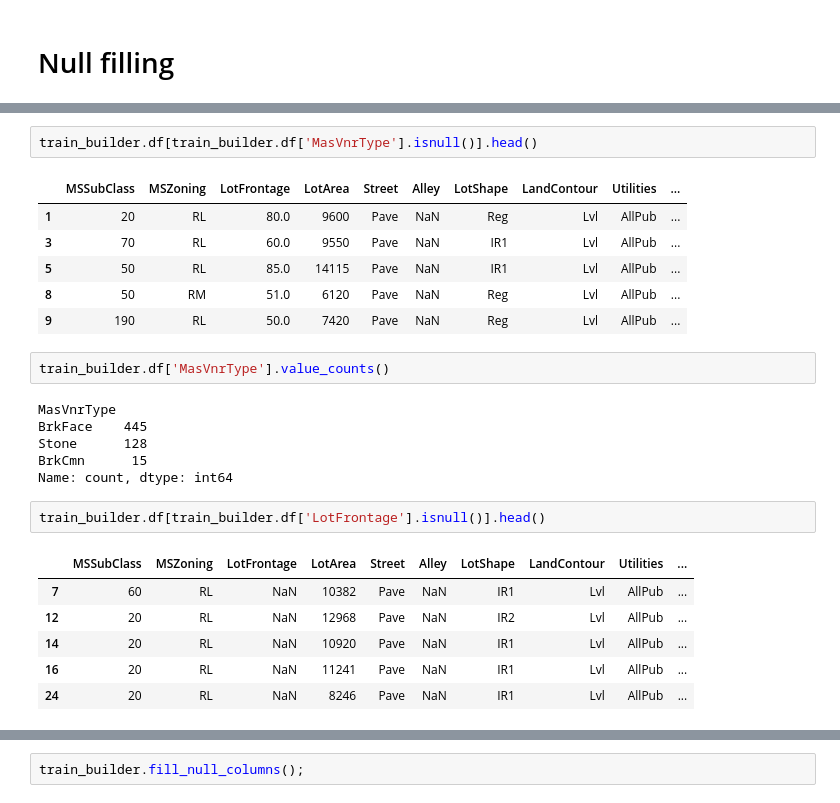
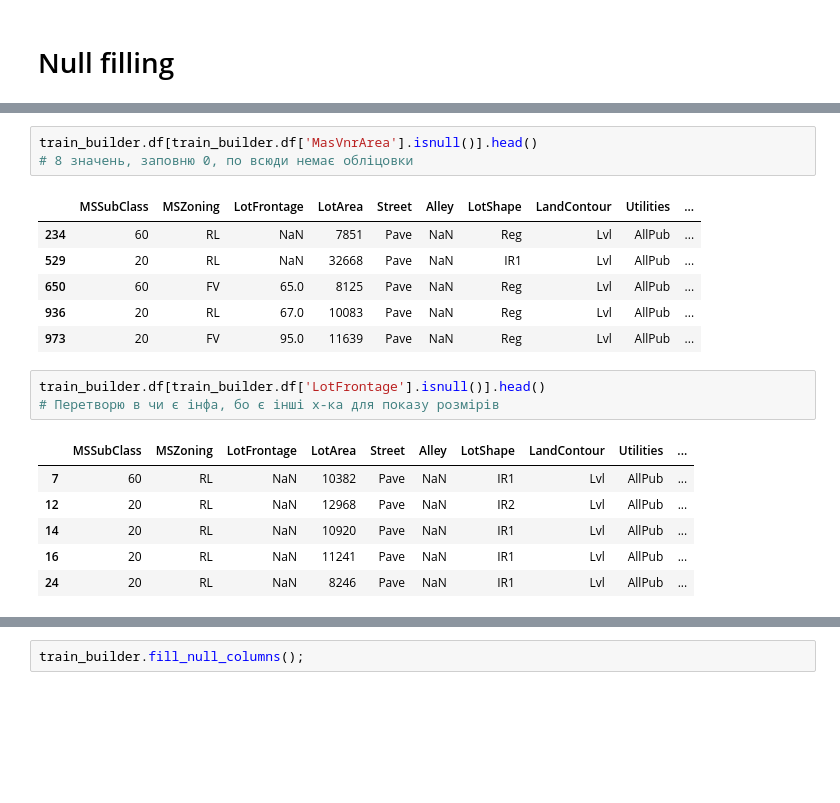
Before and after one commit to SerhiiDolhopolovCoder/study, a Jupyter notebook: ML/Dolhopolov_ML_3/main.ipynb, the cells around one changed output, grey strips where cells are left out. Cells and saved outputs as stored; diff of their text form; blank space fills up the shorter version.

Commit message:
Train models

```diff
--- a/ML/Dolhopolov_ML_3/main.ipynb
+++ b/ML/Dolhopolov_ML_3/main.ipynb
@@ -81,22 +81,16 @@ Name: count, dtype: int64
 # %%
-train_builder.df[train_builder.df['MasVnrType'].isnull()].head()
+train_builder.df[train_builder.df['MasVnrArea'].isnull()].head()
+# 8 значень, заповню 0, по всюди немає обліцовки
 # %% [output]
 |  | MSSubClass | MSZoning | LotFrontage | LotArea | Street | Alley | LotShape | LandContour | Utilities | ... |
-| 1 | 20 | RL | 80.0 | 9600 | Pave | NaN | Reg | Lvl | AllPub | ... |
-| 3 | 70 | RL | 60.0 | 9550 | Pave | NaN | IR1 | Lvl | AllPub | ... |
-| 5 | 50 | RL | 85.0 | 14115 | Pave | NaN | IR1 | Lvl | AllPub | ... |
-| 8 | 50 | RM | 51.0 | 6120 | Pave | NaN | Reg | Lvl | AllPub | ... |
-| 9 | 190 | RL | 50.0 | 7420 | Pave | NaN | Reg | Lvl | AllPub | ... |
+| 234 | 60 | RL | NaN | 7851 | Pave | NaN | Reg | Lvl | AllPub | ... |
+| 529 | 20 | RL | NaN | 32668 | Pave | NaN | IR1 | Lvl | AllPub | ... |
+| 650 | 60 | FV | 65.0 | 8125 | Pave | NaN | Reg | Lvl | AllPub | ... |
+| 936 | 20 | RL | 67.0 | 10083 | Pave | NaN | Reg | Lvl | AllPub | ... |
+| 973 | 20 | FV | 95.0 | 11639 | Pave | NaN | Reg | Lvl | AllPub | ... |
-# %%
-train_builder.df['MasVnrType'].value_counts()
-# %% [output]
-MasVnrType
-BrkFace    445
-Stone      128
-BrkCmn      15
-Name: count, dtype: int64
 # %%
 train_builder.df[train_builder.df['LotFrontage'].isnull()].head()
+# Перетворю в чи є інфа, бо є інші х-ка для показу розмірів
 # %% [output]
 |  | MSSubClass | MSZoning | LotFrontage | LotArea | Street | Alley | LotShape | LandContour | Utilities | ... |
 | 7 | 60 | RL | NaN | 10382 | Pave | NaN | IR1 | Lvl | AllPub | ... |
```
Also changed, not shown: parts of 31 cells of this notebook, 3 other files.
